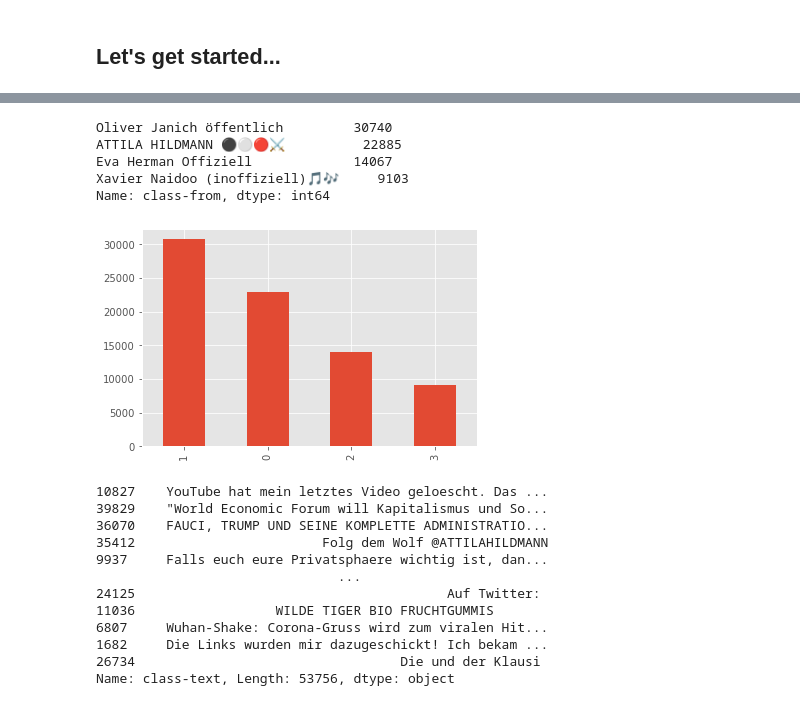
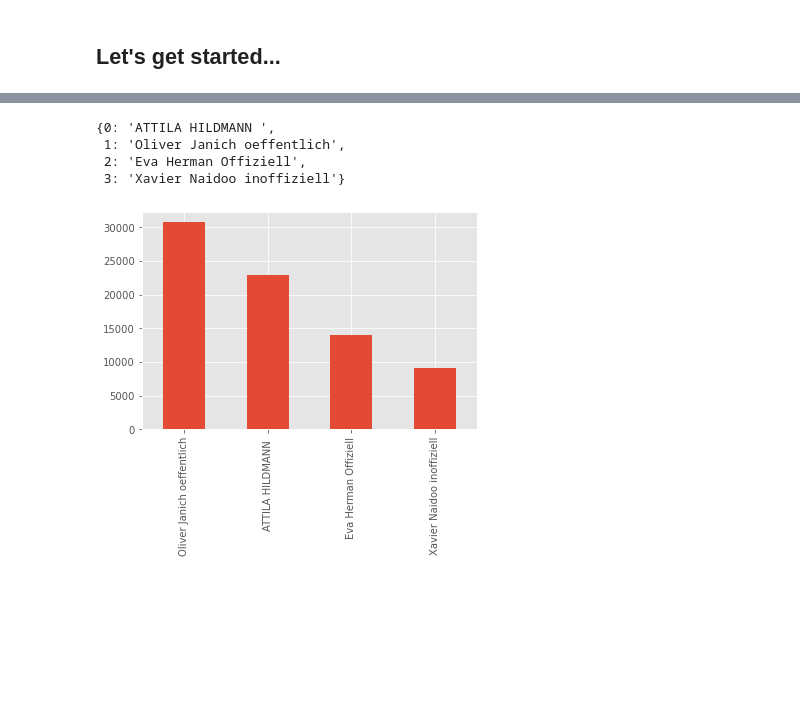
Before and after one commit to maxbundscherer/telegram-analysis, a Jupyter notebook: notebooks/Classifier.ipynb, the cells around one changed output, grey strips where cells are left out. Cells and saved outputs as stored; diff of their text form; code cells hidden in the pictures; blank space fills up the shorter version.

```diff
--- a/notebooks/Classifier.ipynb
+++ b/notebooks/Classifier.ipynb
@@ -20,0 +83,26 @@ dir_var_pandas_cache    = dir_var + "cache/pandas/"
+# %%
+def gloReplaceGermanChars(inputText):
+
+    inputText = inputText.replace("ö", "oe")
+    inputText = inputText.replace("ü", "ue")
+    inputText = inputText.replace("ä", "ae")
+
+    inputText = inputText.replace("Ö", "Oe")
+    inputText = inputText.replace("Ü", "Ue")
+    inputText = inputText.replace("Ä", "Ae")
+
+    inputText = inputText.replace("ß", "ss")
+
+    return inputText
+# %%
+# Rm unsafe chars
+def gloConvertToSafeString(text):
+    text = demoji.replace(text, "")
+    text = gloReplaceGermanChars(text)
+    text = re.sub(r'[^a-zA-Z0-9\s]', '', text)
+    return text
+
+# Generate unique chat name
+def gloConvertToSafeChatName(chatName):
+    chatName = gloConvertToSafeString(chatName)
+    return chatName[:30]
@@ -27,8 +147,10 @@ dfAllDataMessages = dfAllDataMessages[dfAllDataMessages.procTDCleanText != ""]
 dfAllDataMessages = dfAllDataMessages[dfAllDataMessages.procTDTextLength > 5]
 dfAllDataMessages = dfAllDataMessages[dfAllDataMessages.procChatType == "public_channel"]
 
-dfAllDataMessages = dfAllDataMessages[dfAllDataMessages["from"].str.contains("Quer") == False]
-dfAllDataMessages = dfAllDataMessages[dfAllDataMessages["from"].str.contains("QUER") == False]
+#dfAllDataMessages = dfAllDataMessages[dfAllDataMessages["from"].str.contains("QUER") == False]
+#dfAllDataMessages = dfAllDataMessages[dfAllDataMessages["from"].str.contains("Quer") == False]
+
+dfAllDataMessages["from"] = dfAllDataMessages["from"].apply(gloConvertToSafeChatName)
 
 dfAllDataMessages["from"].value_counts()
 # %% [output]
@@ -104,12 +217,4 @@ df.head(5)
 # %%
-df['class-from']    = df['from']
-df['class-from-id'] = df['from'].factorize()[0]
-df['class-text']    = df['procTDCleanText']
+df['clFrom']    = df['from']
+df['clFromId']  = df['from'].factorize()[0]
+df['clText']    = df['procTDCleanText']
-# %%
-df["class-from"].value_counts()
-# %% [output]
-Oliver Janich öffentlich         30740
-ATTILA HILDMANN ⚫️⚪️🔴⚔️          22885
-Eva Herman Offiziell             14067
-Xavier Naidoo (inoffiziell)🎵🎶     9103
-Name: class-from, dtype: int64
@@ -116,4 +226,11 @@ Name: class-from, dtype: int64
+# %%
+dictId_to_from
+# %% [output]
+{0: 'ATTILA HILDMANN ',
+ 1: 'Oliver Janich oeffentlich',
+ 2: 'Eva Herman Offiziell',
+ 3: 'Xavier Naidoo inoffiziell'}
 # %%
-_ = df["class-from-id"].value_counts().plot.bar()
+_ = df["clFrom"].value_counts().plot.bar()
 # %% [output]
-[figure, old version]
+[figure, new version]
@@ -127,15 +236,0 @@ x_train, x_test, y_train, y_test = train_test_split(df['class-text'], df['class-
-# %%
-x_train
-# %% [output]
-10827    YouTube hat mein letztes Video geloescht. Das ...
-39829    "World Economic Forum will Kapitalismus und So...
-36070    FAUCI, TRUMP UND SEINE KOMPLETTE ADMINISTRATIO...
-35412                        Folg dem Wolf @ATTILAHILDMANN
-9937     Falls euch eure Privatsphaere wichtig ist, dan...
-                               ...
-24125                                        Auf Twitter:
-11036                  WILDE TIGER BIO FRUCHTGUMMIS
-6807     Wuhan-Shake: Corona-Gruss wird zum viralen Hit...
-1682     Die Links wurden mir dazugeschickt! Ich bekam ...
-26734                                  Die und der Klausi
-Name: class-text, Length: 53756, dtype: object
```
Also changed, not shown: parts of 34 cells of this notebook, 4 other files.
